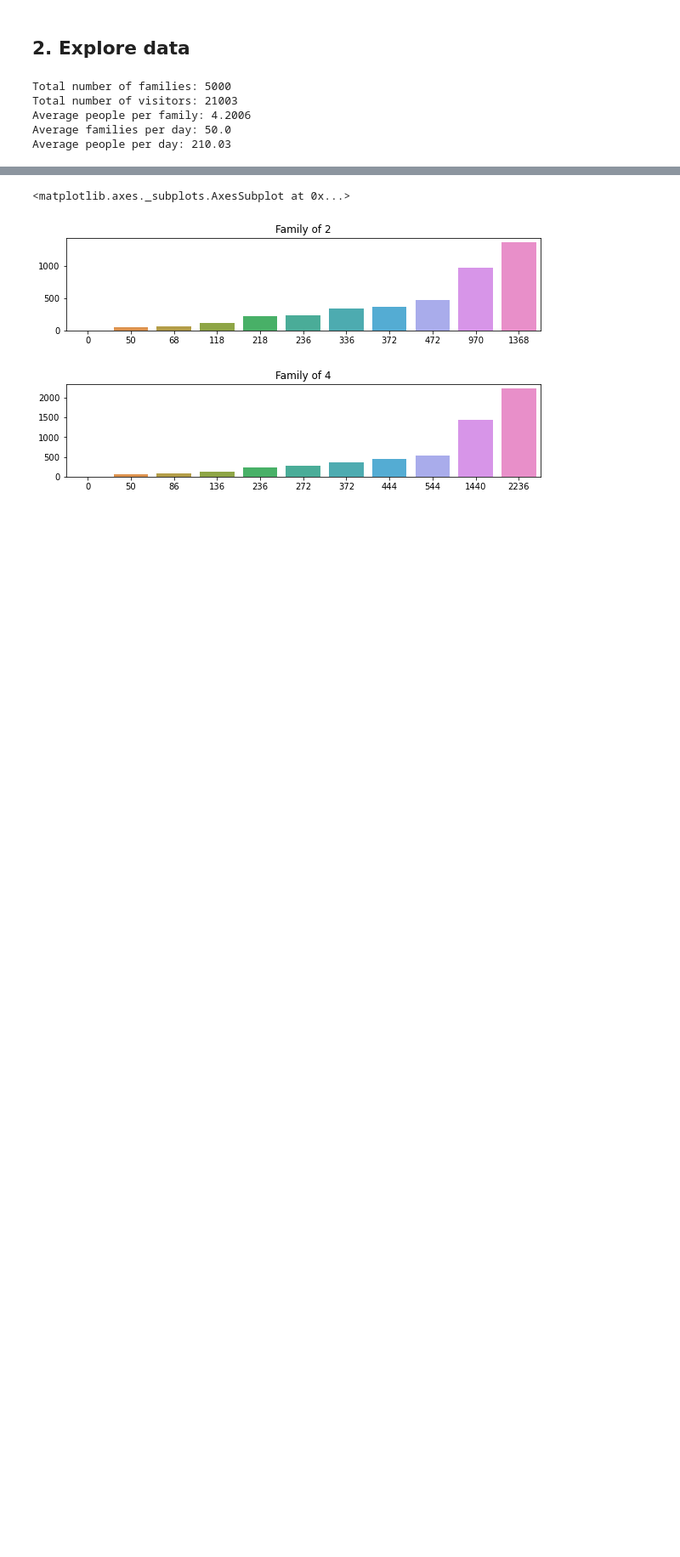
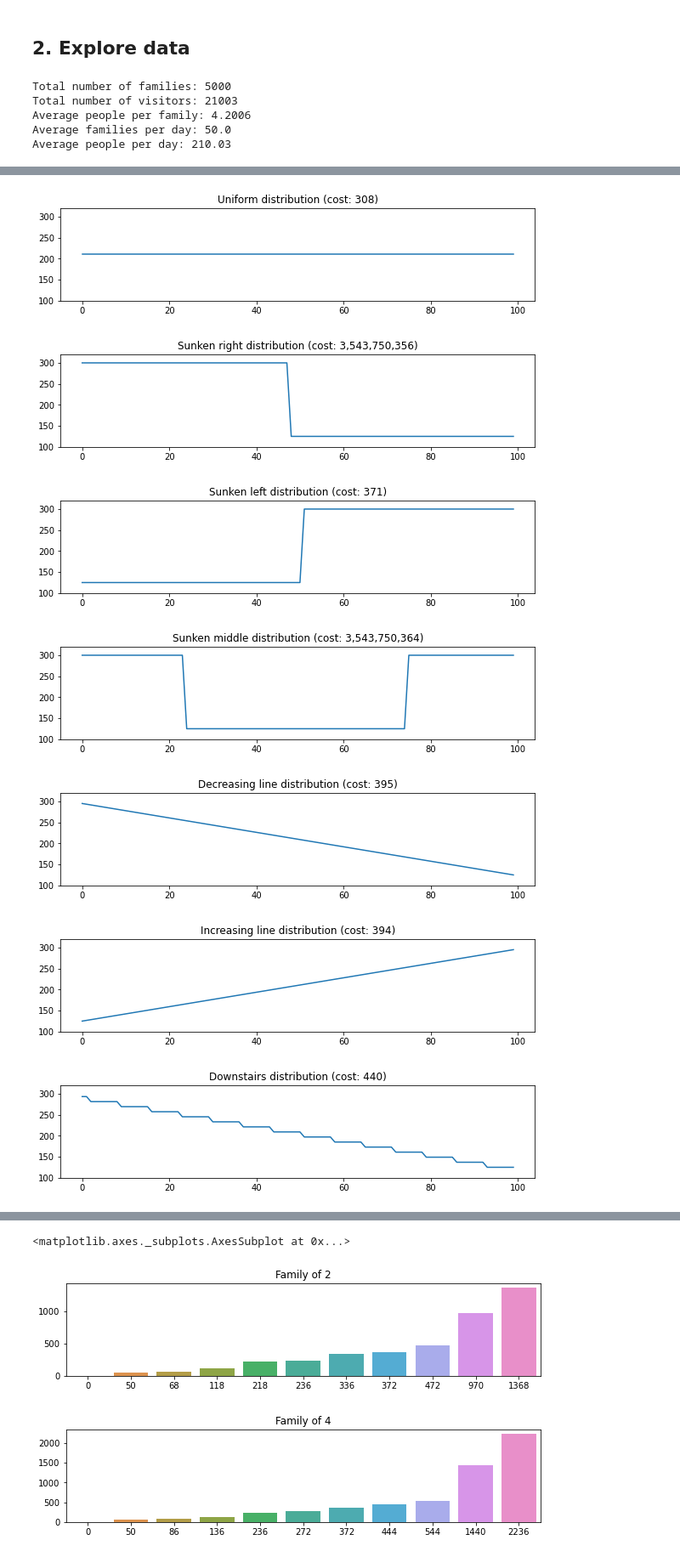
Before and after one commit to jfmdev/simple_ml, a Jupyter notebook: santa-tour/santa.ipynb, the cells around one changed output, grey strips where cells are left out. Shown at 85% size. Saved outputs shown, nothing was run; the diff lists cells and outputs as text; code cells hidden in the pictures; blank space fills up the shorter version.

```diff
--- a/santa-tour/santa.ipynb
+++ b/santa-tour/santa.ipynb
@@ -201,0 +174,43 @@ Almost uniform distribution (+/- 8): 1694.255040210255
+# %%
+# Check accounting cost for different distributions.
+total_visitors = data['n_people'].sum()
+
+def distributon_lineplot(name, distribution):
+    accounting_cost = calc_accounting_cost(distribution)
+    sorted_values = [distribution[key] for key in sorted(distribution.keys())]
+
+    plt.figure(figsize=(10,2))
+    plt.ylim(100, 320)
+    plt.title(name + " (cost: " + locale.format_string("%.0f", accounting_cost, grouping=True) + ")")
+    sns.lineplot(data=np.fromiter(sorted_values, dtype=float))
+
+uniform_dist = {k:(total_visitors/N_DAYS) for k in DAYS_LIST}
+distributon_lineplot("Uniform distribution", uniform_dist)
+
+skew_limit = (total_visitors - (N_DAYS * MIN_OCCUPANCY)) / (MAX_OCCUPANCY - MIN_OCCUPANCY)
+sunken_right_dist = {k:(MIN_OCCUPANCY if k > skew_limit else MAX_OCCUPANCY) for k in DAYS_LIST}
+sunken_left_dist = {k:(MAX_OCCUPANCY if (N_DAYS - k) < skew_limit else MIN_OCCUPANCY) for k in DAYS_LIST}
+corner_generator = lambda k:(MAX_OCCUPANCY if ((k < skew_limit/2) or ((N_DAYS - k) < skew_limit/2)) else MIN_OCCUPANCY)
+sunken_middle_dist = {k:corner_generator(k) for k in DAYS_LIST}
+distributon_lineplot("Sunken right distribution", sunken_right_dist)
+distributon_lineplot("Sunken left distribution", sunken_left_dist)
+distributon_lineplot("Sunken middle distribution", sunken_middle_dist)
+
+step_size = (total_visitors - (MIN_OCCUPANCY*N_DAYS)) / (N_DAYS*(N_DAYS - 1)*0.5)
+decreasing_dist = {k:(MIN_OCCUPANCY + (N_DAYS-k)*step_size ) for k in DAYS_LIST}
+increasing_dist = {k:(MIN_OCCUPANCY + (k-1)*step_size ) for k in DAYS_LIST}
+distributon_lineplot("Decreasing line distribution", decreasing_dist)
+distributon_lineplot("Increasing line distribution", increasing_dist)
+
+downstairs_dist = {k:(MIN_OCCUPANCY + ((N_DAYS-k)//7)*7*step_size ) for k in DAYS_LIST}
+upstairs_dist = {k:(MIN_OCCUPANCY + ((k-1)//7)*7*step_size ) for k in DAYS_LIST}
+distributon_lineplot("Downstairs distribution", downstairs_dist)
+distributon_lineplot("Upstairs distribution", upstairs_dist)
+# %% [output]
+[figure, added]
+[figure, added]
+[figure, added]
+[figure, added]
+[figure, added]
+[figure, added]
+[figure, added]
```
Also changed, not shown: parts of 30 cells of this notebook.
